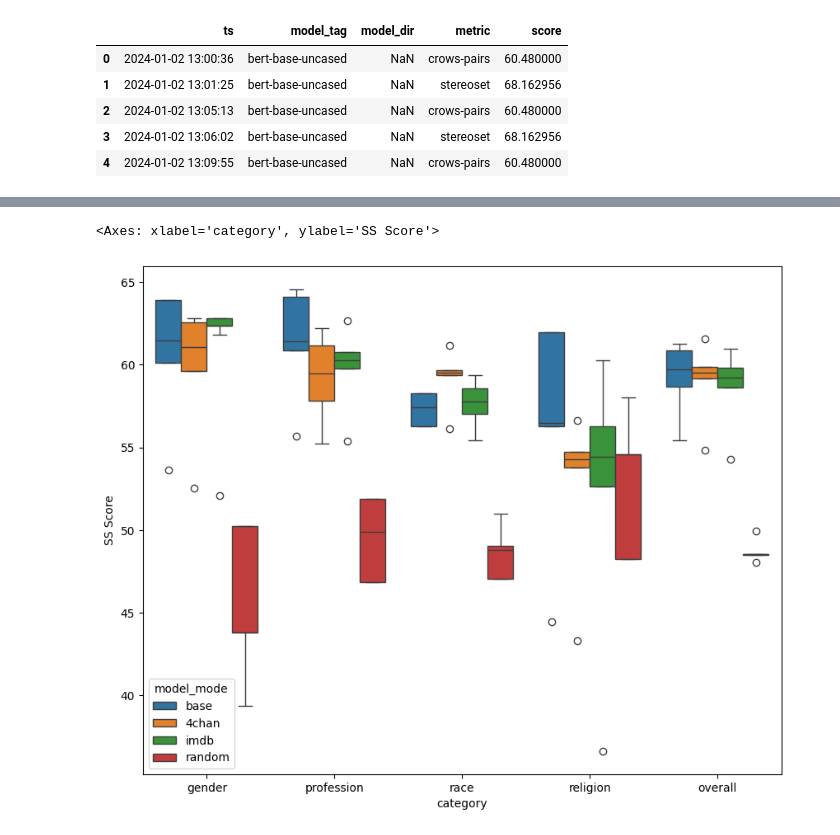
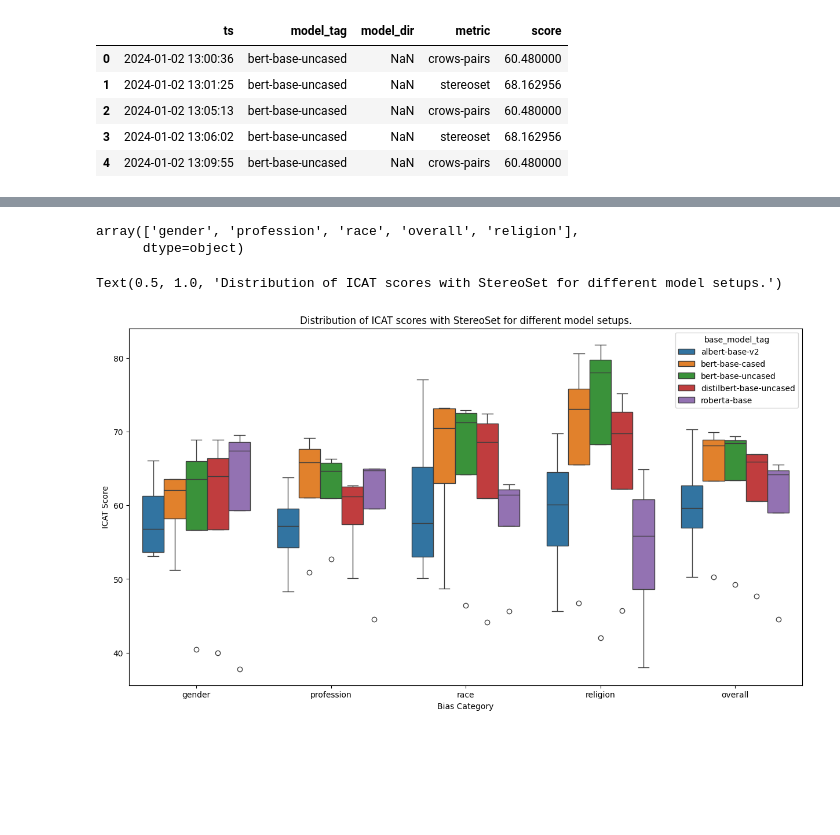
Before and after one commit to WizIshan/TUM_Thesis, a Jupyter notebook: src/viz.ipynb, the cells around one changed output, grey strips where cells are left out. Drawn from its saved outputs; the diff is of its cells as text; code cells hidden in the pictures; blank space fills up the shorter version.

```diff
--- a/src/viz.ipynb
+++ b/src/viz.ipynb
@@ -4,7 +4,7 @@ import numpy as np
 import matplotlib.pyplot as plt
 import seaborn as sns
 # %%
-scores = pd.read_excel('../data/results/master_results.xlsx',sheet_name=None)
+scores = pd.read_excel('../data/results/master_results_20241101.xlsx',sheet_name=None)
 # %%
 scores['consolidated']
 # %% [output]
@@ -70,5 +103,7 @@ cp.head()
 # %%
 stereo = scores['stereoset']
+## Dropping all duplicated rows
+stereo = stereo.drop_duplicates(subset=['model_name','metric','category'],keep='last').sort_values('model_name').reset_index(drop = True)
 stereo['base_model_tag'] = stereo['model_name'].apply(lambda x : x.split('_')[0])
 stereo['model_mode'] = stereo['model_name'].apply(lambda x : separate_model_mode(x))
 stereo.head()
@@ -82,10 +117,18 @@ stereo.head()
+# %%
+stereo['category'].unique()
+# %% [output]
+array(['gender', 'profession', 'race', 'overall', 'religion'],
+      dtype=object)
 # %%
 # stereo.boxplot(column='ICAT Score',by='model_mode',hue='category', figsize = (10,8))
-fig, ax = plt.subplots(figsize=(10, 8))
-sns.boxplot(x='category', y='SS Score', hue='model_mode', data=stereo, ax = ax)
+fig, ax = plt.subplots(figsize=(15, 8))
+sns.boxplot(x='category', y='ICAT Score', hue='base_model_tag', data=stereo, ax = ax, order = ['gender', 'profession', 'race', 'religion', 'overall'])
+plt.xlabel('Bias Category')
+plt.ylabel('ICAT Score')
+plt.title('Distribution of ICAT scores with StereoSet for different model setups.')
 # %% [output]
-<Axes: xlabel='category', ylabel='SS Score'>
+Text(0.5, 1.0, 'Distribution of ICAT scores with StereoSet for different model setups.')
-[figure, old version]
+[figure, new version]
 # %%
 ceat = scores['ceat']
 ceat['base_model_tag'] = ceat['model_name'].apply(lambda x : x.split('_')[0])
```
Also changed, not shown: parts of 15 cells of this notebook, 4 other files.
